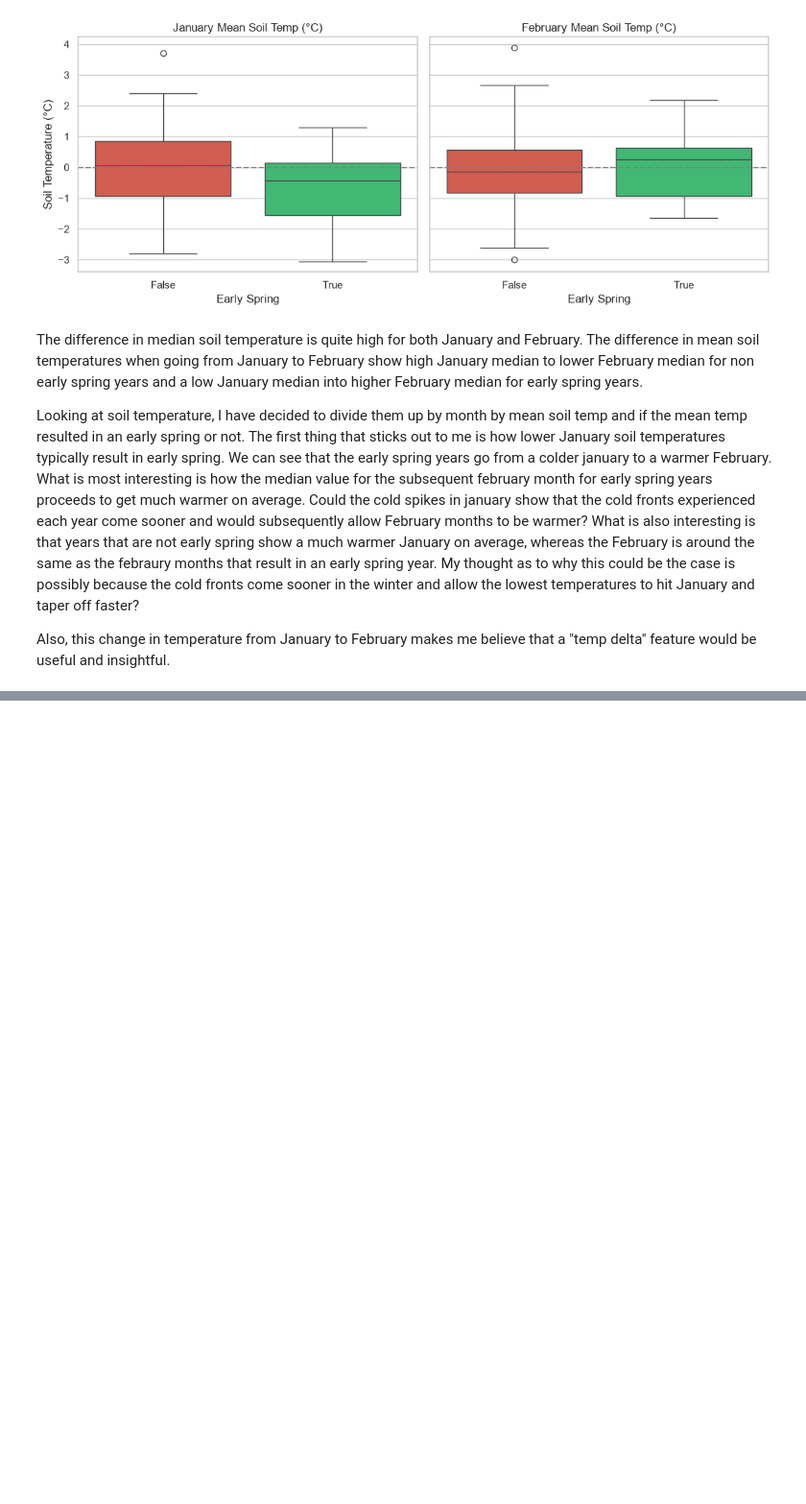
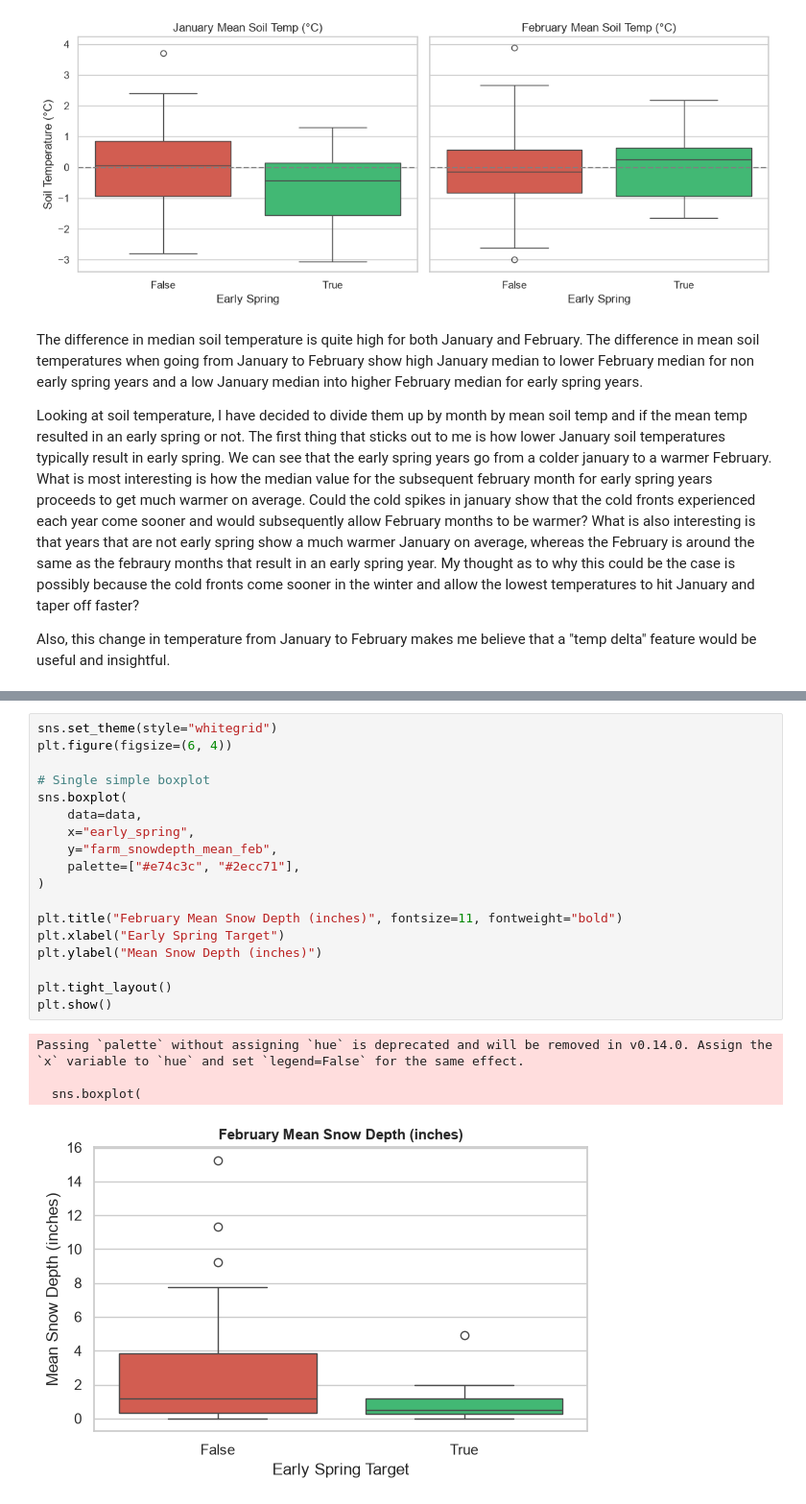
Before and after one commit to KaiserKiam/early-spring-predictor, a Jupyter notebook: Early Spring - Exploration.ipynb, the cells around one changed output, grey strips where cells are left out. Shown at 96% size. Cells and saved outputs as stored; diff of their text form; blank space fills up the shorter version.

```diff
--- a/Early Spring - Exploration.ipynb
+++ b/Early Spring - Exploration.ipynb
@@ -157,0 +266,23 @@ Also, this change in temperature from January to February makes me believe that
+# %%
+sns.set_theme(style="whitegrid")
+plt.figure(figsize=(6, 4))
+
+# Single simple boxplot
+sns.boxplot(
+    data=data,
+    x="early_spring",
+    y="farm_snowdepth_mean_feb",
+    palette=["#e74c3c", "#2ecc71"],
+)
+
+plt.title("February Mean Snow Depth (inches)", fontsize=11, fontweight="bold")
+plt.xlabel("Early Spring Target")
+plt.ylabel("Mean Snow Depth (inches)")
+
+plt.tight_layout()
+plt.show()
+# %% [output]
+Passing `palette` without assigning `hue` is deprecated and will be removed in v0.14.0. Assign the `x` variable to `hue` and set `legend=False` for the same effect.
+
+  sns.boxplot(
+[figure, added]
```
Also changed, not shown: parts of 18 cells of this notebook.
